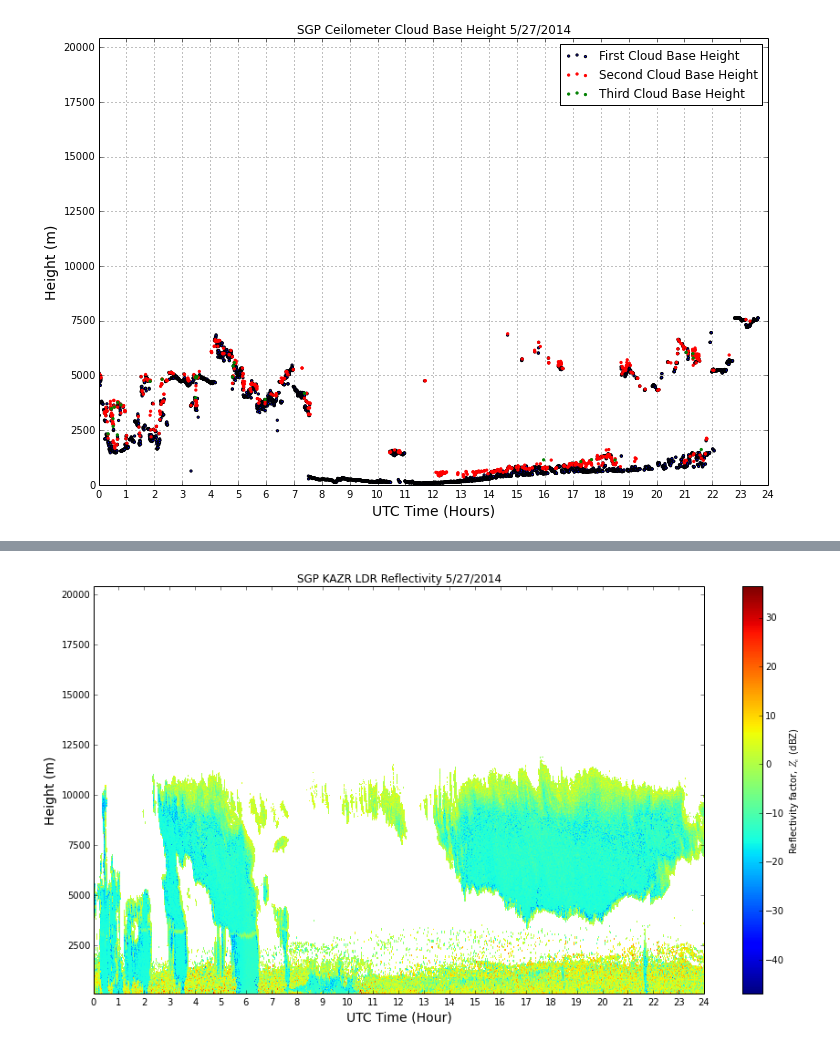
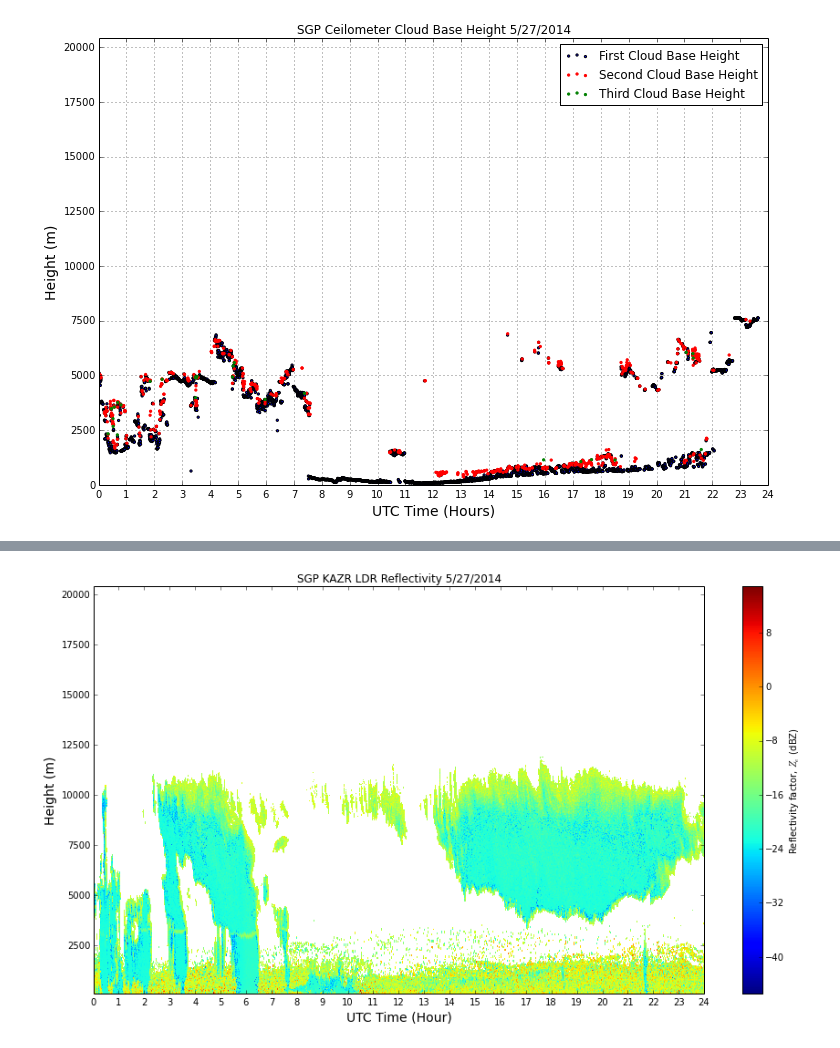
Before and after one commit to EVS-ATMOS/HRRR, a Jupyter notebook: notebooks/NetCDF Filter 2.ipynb, the cells around one changed output, grey strips where cells are left out. Drawn from its saved outputs; the diff is of its cells as text; code cells hidden in the pictures.

```diff
--- a/notebooks/NetCDF Filter 2.ipynb
+++ b/notebooks/NetCDF Filter 2.ipynb
@@ -124,35 +107,35 @@ ValueError: x and y must be the same size
 # %%
 import numpy.ma as ma
 
 fig = plt.figure(figsize = [15,8])
 plt.title( 'SGP KAZR LDR Reflectivity 5/27/2014' )
 plt.xlabel('UTC Time (Hour)',fontsize=14)
 plt.ylabel('Height (m)',fontsize=14)
 
 # set axes scales and limits
 ax1 = plt.gca()
 ax1.set_ylim([min(rng),max(rng)])
 ax1.set_xlim([0, 24])
 
 # x axis
 xmajorLocator = MultipleLocator(1)
 ax1.xaxis.set_major_locator(xmajorLocator)
 xmajorFormatter = FormatStrFormatter('%d')
 ax1.xaxis.set_major_formatter(xmajorFormatter)
 
 # y axis
 ymajorLocator = MultipleLocator(2500)
 ax1.yaxis.set_major_locator(ymajorLocator)
 ymajorFormatter = FormatStrFormatter('%d')
 ax1.yaxis.set_major_formatter(ymajorFormatter)
 
-pc2 = plt.pcolormesh(np.array(day), rng, ldr.T, cmap='jet')
+pc1 = plt.pcolormesh(np.array(day), rng, ldr.T, cmap='jet')
 
 # Plot Colorbar
 cb = plt.colorbar(ax=ax1,mappable=pc1,orientation='vertical')
 cb.set_label(r'Reflectivity factor, $Z_e$ (dBZ)')
 # %% [output]
-[figure, old version]
+[figure, new version]
 # %%
 import numpy.ma as ma
 
```
Also changed, not shown: parts of 7 cells of this notebook, 6 other files.
